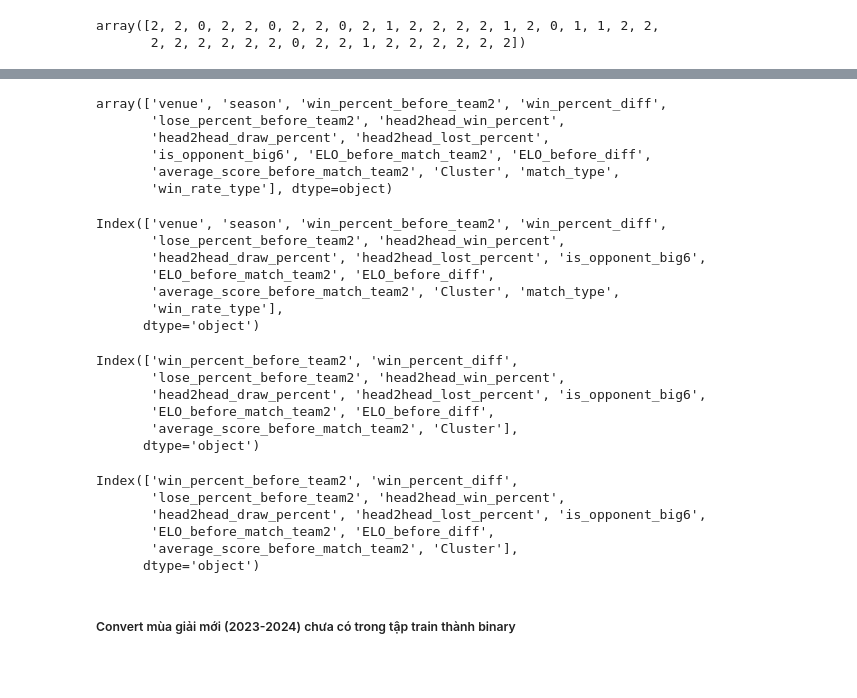
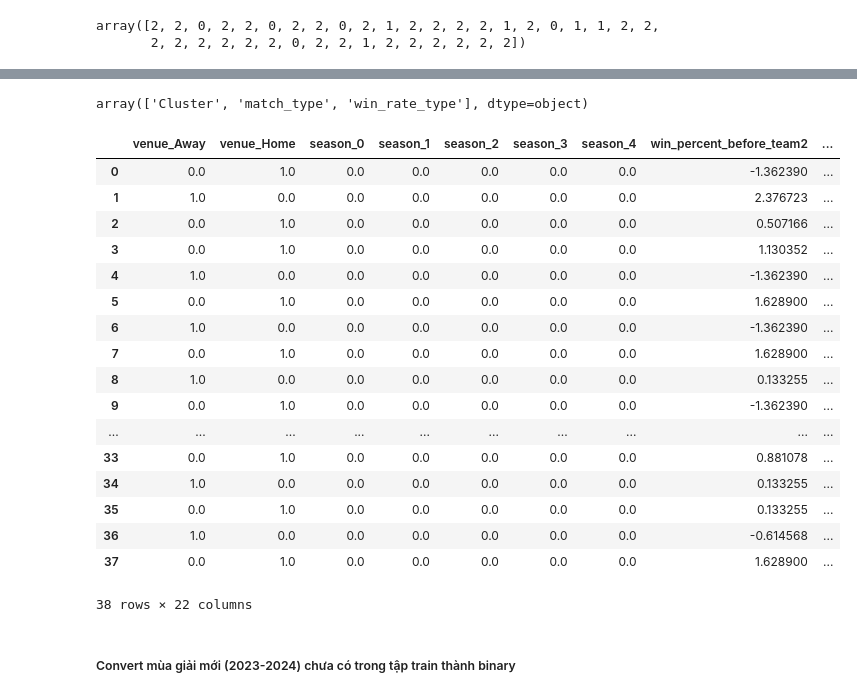
Before and after one commit to taiphanvan2k3/FootballPredict, a Jupyter notebook: src/train_model/Arsenal/testing_clustered.ipynb, the cells around one changed output, grey strips where cells are left out. Saved outputs shown, nothing was run; the diff lists cells and outputs as text; code cells hidden in the pictures; blank space fills up the shorter version.

Commit message:
fix: [DS] Fix clustering and test data

```diff
--- a/src/train_model/Arsenal/testing_clustered.ipynb
+++ b/src/train_model/Arsenal/testing_clustered.ipynb
@@ -87,10 +123,3 @@ Index(['opponent', 'result', 'venue', 'season', 'win_percent_before_team2',
        'head2head_lost_percent', 'is_opponent_big6', 'ELO_before_match_team2',
        'ELO_before_diff', 'average_score_before_match_team2'],
       dtype='object')
-# %%
-from sklearn.cluster import KMeans
-k = 3  # Có thể thay đổi số này sau khi phân tích (ví dụ: sử dụng phương pháp Elbow)
-
-# Phân cụm
-kmeans = KMeans(n_clusters=k, random_state=42)
-test_df['Cluster'] = kmeans.fit_predict(preprocessor_for_clustering.transform(test_df.drop(columns=['result'])))
@@ -230,9 +238,4 @@ Actual number of features in transformed_X: 22
 # %%
-preprocessor.feature_names_in_
+preprocessor_clustering.feature_names_in_
 # %% [output]
-array(['venue', 'season', 'win_percent_before_team2', 'win_percent_diff',
-       'lose_percent_before_team2', 'head2head_win_percent',
-       'head2head_draw_percent', 'head2head_lost_percent',
-       'is_opponent_big6', 'ELO_before_match_team2', 'ELO_before_diff',
-       'average_score_before_match_team2', 'Cluster', 'match_type',
-       'win_rate_type'], dtype=object)
+array(['Cluster', 'match_type', 'win_rate_type'], dtype=object)
@@ -239,19 +252,21 @@ array(['venue', 'season', 'win_percent_before_team2', 'win_percent_diff',
 # %%
-X_test.columns
+X_test
 # %% [output]
+|  | venue_Away | venue_Home | season_0 | season_1 | season_2 | season_3 | season_4 | win_percent_before_team2 | ... |
+| 0 | 0.0 | 1.0 | 0.0 | 0.0 | 0.0 | 0.0 | 0.0 | -1.362390 | ... |
+| 1 | 1.0 | 0.0 | 0.0 | 0.0 | 0.0 | 0.0 | 0.0 | 2.376723 | ... |
+| 2 | 0.0 | 1.0 | 0.0 | 0.0 | 0.0 | 0.0 | 0.0 | 0.507166 | ... |
+| 3 | 0.0 | 1.0 | 0.0 | 0.0 | 0.0 | 0.0 | 0.0 | 1.130352 | ... |
+| 4 | 1.0 | 0.0 | 0.0 | 0.0 | 0.0 | 0.0 | 0.0 | -1.362390 | ... |
+| 5 | 0.0 | 1.0 | 0.0 | 0.0 | 0.0 | 0.0 | 0.0 | 1.628900 | ... |
+| 6 | 1.0 | 0.0 | 0.0 | 0.0 | 0.0 | 0.0 | 0.0 | -1.362390 | ... |
+| 7 | 0.0 | 1.0 | 0.0 | 0.0 | 0.0 | 0.0 | 0.0 | 1.628900 | ... |
+| 8 | 1.0 | 0.0 | 0.0 | 0.0 | 0.0 | 0.0 | 0.0 | 0.133255 | ... |
+| 9 | 0.0 | 1.0 | 0.0 | 0.0 | 0.0 | 0.0 | 0.0 | -1.362390 | ... |
+| ... | ... | ... | ... | ... | ... | ... | ... | ... | ... |
+| 33 | 0.0 | 1.0 | 0.0 | 0.0 | 0.0 | 0.0 | 0.0 | 0.881078 | ... |
+| 34 | 1.0 | 0.0 | 0.0 | 0.0 | 0.0 | 0.0 | 0.0 | 0.133255 | ... |
+| 35 | 0.0 | 1.0 | 0.0 | 0.0 | 0.0 | 0.0 | 0.0 | 0.133255 | ... |
+| 36 | 1.0 | 0.0 | 0.0 | 0.0 | 0.0 | 0.0 | 0.0 | -0.614568 | ... |
+| 37 | 0.0 | 1.0 | 0.0 | 0.0 | 0.0 | 0.0 | 0.0 | 1.628900 | ... |
-Index(['venue', 'season', 'win_percent_before_team2', 'win_percent_diff',
-       'lose_percent_before_team2', 'head2head_win_percent',
-       'head2head_draw_percent', 'head2head_lost_percent', 'is_opponent_big6',
-       'ELO_before_match_team2', 'ELO_before_diff',
-       'average_score_before_match_team2', 'Cluster', 'match_type',
-       'win_rate_type'],
-      dtype='object')
+38 rows × 22 columns
-# %%
-numerical_cols
-# %% [output]
-Index(['win_percent_before_team2', 'win_percent_diff',
-       'lose_percent_before_team2', 'head2head_win_percent',
-       'head2head_draw_percent', 'head2head_lost_percent', 'is_opponent_big6',
-       'ELO_before_match_team2', 'ELO_before_diff',
-       'average_score_before_match_team2', 'Cluster'],
-      dtype='object')
@@ -275,12 +273,3 @@ X_test = transformed_X
-# %%
-numerical_cols
-# %% [output]
-Index(['win_percent_before_team2', 'win_percent_diff',
-       'lose_percent_before_team2', 'head2head_win_percent',
-       'head2head_draw_percent', 'head2head_lost_percent', 'is_opponent_big6',
-       'ELO_before_match_team2', 'ELO_before_diff',
-       'average_score_before_match_team2', 'Cluster'],
-      dtype='object')
 # %% [markdown]
 ##### Convert mùa giải mới (2023-2024) chưa có trong tập train thành binary
 # %%
```
Also changed, not shown: parts of 23 cells of this notebook, 13 other files.
